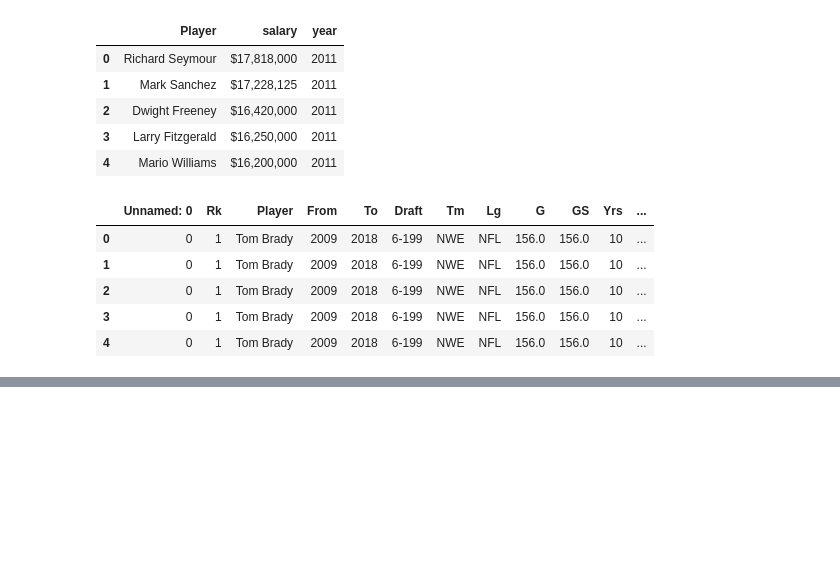
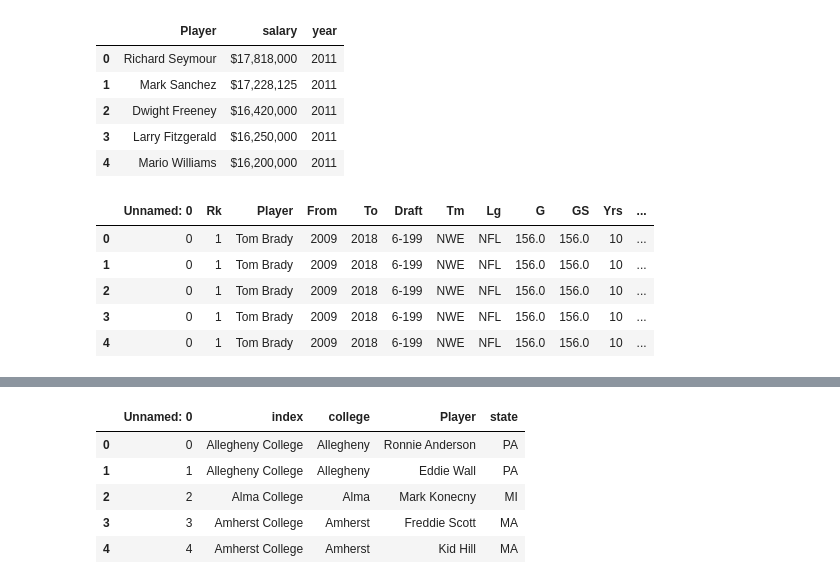
Before and after one commit to Axemen/Pro-Sports-Stats, a Jupyter notebook: fast_facts.ipynb, the cells around one changed output, grey strips where cells are left out. Saved outputs shown, nothing was run; the diff lists cells and outputs as text; code cells hidden in the pictures; blank space fills up the shorter version.

```diff
--- a/fast_facts.ipynb
+++ b/fast_facts.ipynb
@@ -191 +238,11 @@ nfl_merge.head(5)
+# %%
+nfl_unis = nfl_unis.rename(columns={"name":"Player"})
+nfl_unis.head(5)
+# %% [output]
+|  | Unnamed: 0 | index | college | Player | state |
+| 0 | 0 | Allegheny College | Allegheny | Ronnie Anderson | PA |
+| 1 | 1 | Allegheny College | Allegheny | Eddie Wall | PA |
+| 2 | 2 | Alma College | Alma | Mark Konecny | MI |
+| 3 | 3 | Amherst College | Amherst | Freddie Scott | MA |
+| 4 | 4 | Amherst College | Amherst | Kid Hill | MA |
 # %%
```
Also changed, not shown: parts of 11 cells of this notebook, 4 other files.
